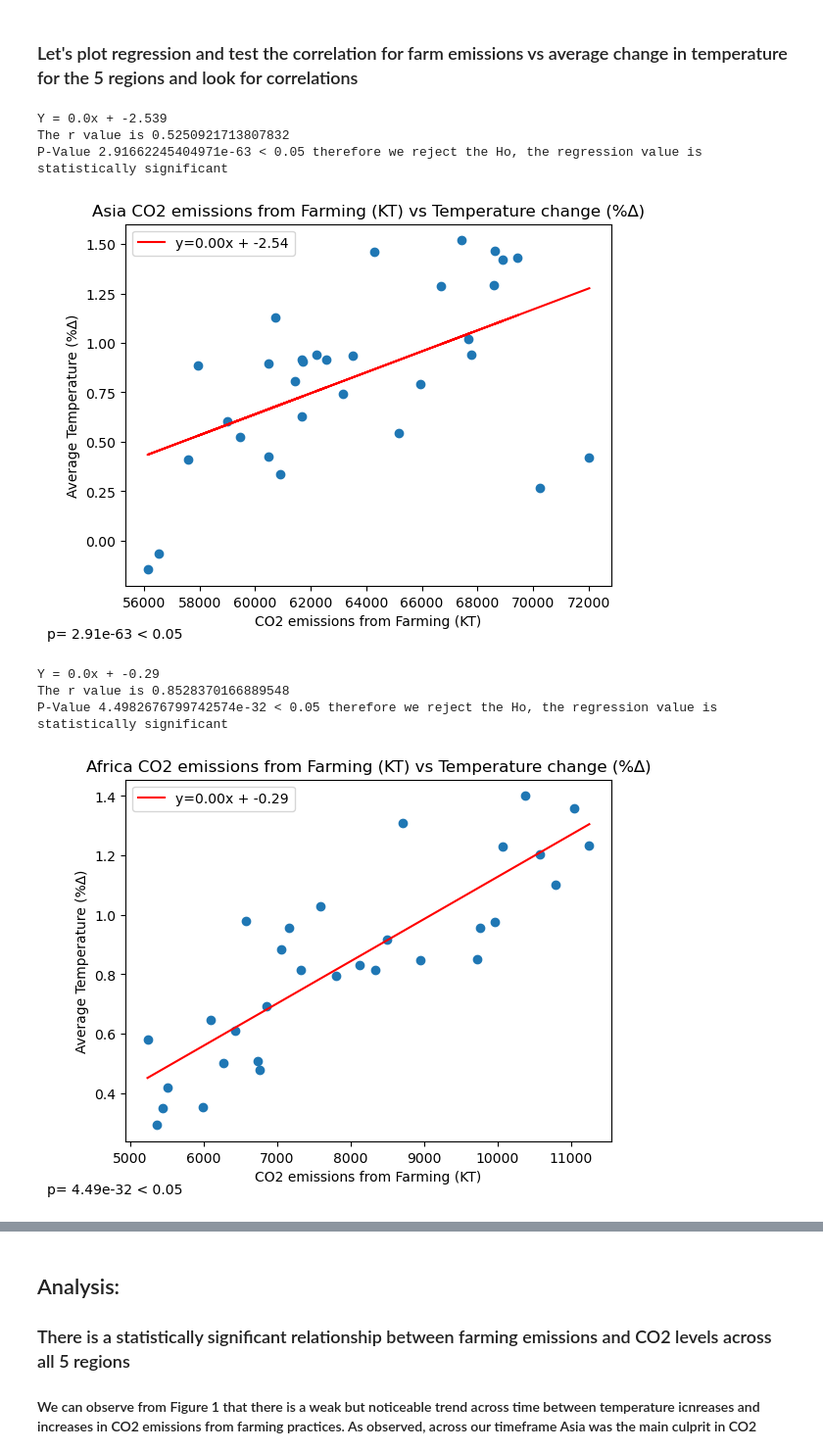
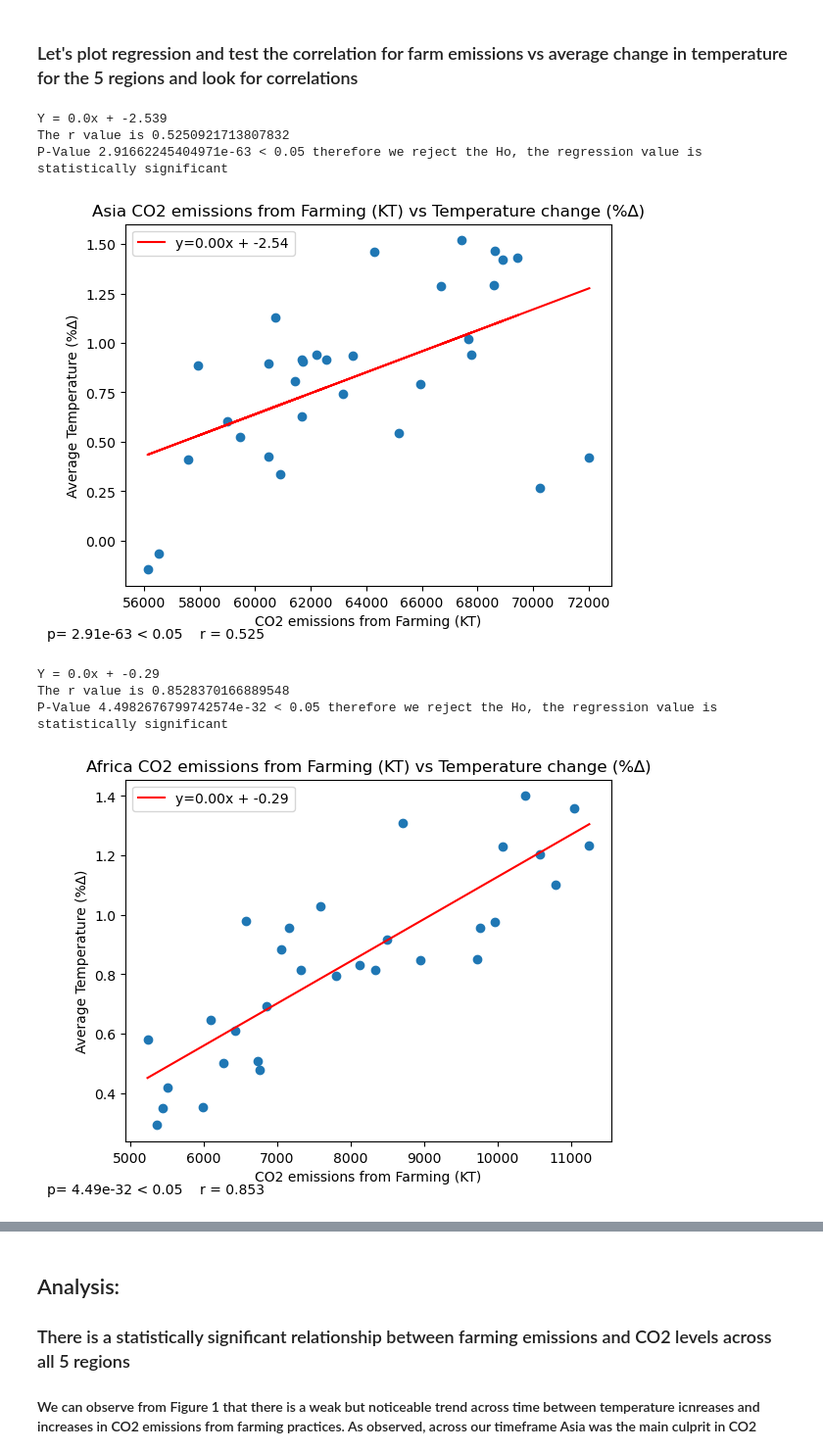
Before and after one commit to dpinsky1/Cancer, a Jupyter notebook: martin_file.ipynb, the cells around one changed output, grey strips where cells are left out. Shown at 98% size. Drawn from its saved outputs; the diff is of its cells as text; code cells hidden in the pictures.

```diff
--- a/martin_file.ipynb
+++ b/martin_file.ipynb
@@ -205,19 +205,19 @@ def ttest(x,y):
 # %%
 # Plot Asia
 plt.scatter(asia_emissions,asia_temp_mean)
 line_reg(asia_emissions,asia_temp_mean)
 ttest(asia_emissions,asia_temp_mean)
 plt.title('Asia CO2 emissions from Farming (KT) vs Temperature change (%∆)')
 plt.xlabel('CO2 emissions from Farming (KT)')
 plt.ylabel('Average Temperature (%∆)')
-plt.figtext(x=0, y=0, s=f"p= 2.91e-63 < 0.05")
-plt.savefig('Pictures/Martin_Fig2')
+plt.figtext(x=0, y=0, s=f"p= 2.91e-63 < 0.05    r = 0.525")
+plt.savefig('Pictures/Martin_Fig2.png')
 plt.show()
 # %% [output]
 Y = 0.0x + -2.539
 The r value is 0.5250921713807832
 P-Value 2.91662245404971e-63 < 0.05 therefore we reject the Ho, the regression value is statistically significant
-[figure, old version]
+[figure, new version]
 # %%
 # plot Africa
 plt.scatter(africa_emissions, africa_temp_mean)
@@ -226,14 +226,14 @@ ttest(africa_emissions, africa_temp_mean)
 plt.title('Africa CO2 emissions from Farming (KT) vs Temperature change (%∆)')
 plt.xlabel('CO2 emissions from Farming (KT)')
 plt.ylabel('Average Temperature (%∆)')
-plt.figtext(x=0, y=0, s=f"p= 4.49e-32 < 0.05")
-plt.savefig('Pictures/Martin_Fig3')
+plt.figtext(x=0, y=0, s=f"p= 4.49e-32 < 0.05    r = 0.853")
+plt.savefig('Pictures/Martin_Fig3.png')
 plt.show()
 # %% [output]
 Y = 0.0x + -0.29
 The r value is 0.8528370166889548
 P-Value 4.4982676799742574e-32 < 0.05 therefore we reject the Ho, the regression value is statistically significant
-[figure, old version]
+[figure, new version]
 # %%
 # plot Americas
 plt.scatter(americas_emissions, americas_temp_mean)
```
Also changed, not shown: parts of 4 cells of this notebook, 5 other files.
